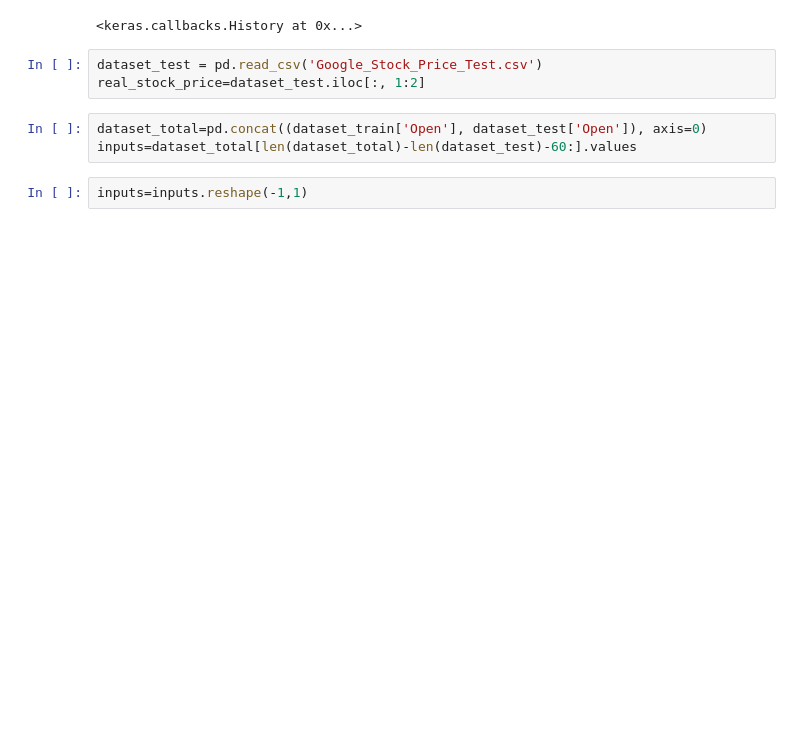
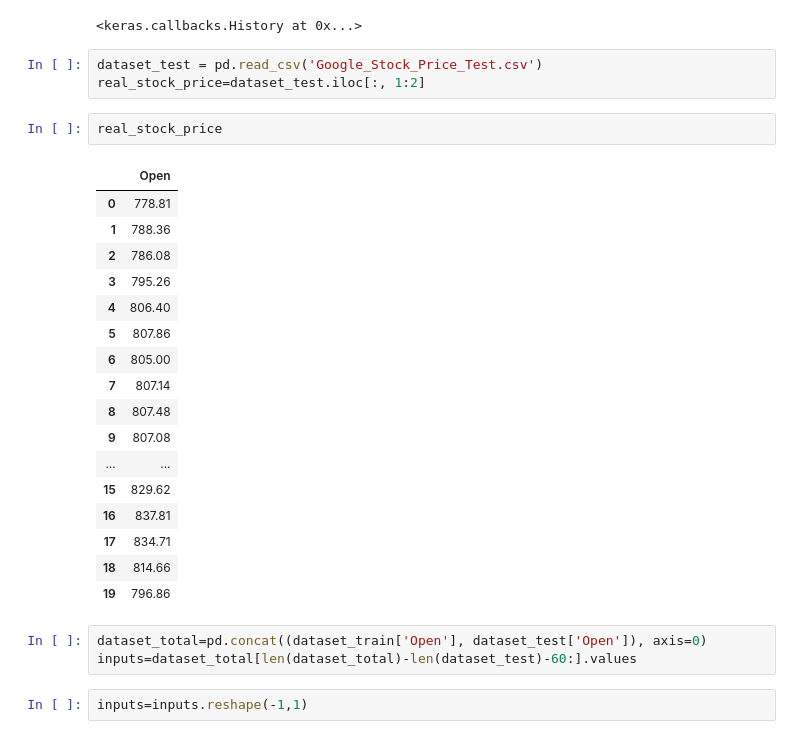
Before and after one commit to beginmachinelearning/deep_learning, a Jupyter notebook: udemy/deep_learning_a_z/Volume 1 - Supervised Deep Learning/Part 3 - Recurrent Neural Networks (RNN)/Section 12 - Building a RNN/rnn_mine.ipynb, the cells around one changed output. Saved outputs shown, nothing was run; the diff lists cells and outputs as text; blank space fills up the shorter version.

```diff
--- a/udemy/deep_learning_a_z/Volume 1 - Supervised Deep Learning/Part 3 - Recurrent Neural Networks (RNN)/Section 12 - Building a RNN/rnn_mine.ipynb
+++ b/udemy/deep_learning_a_z/Volume 1 - Supervised Deep Learning/Part 3 - Recurrent Neural Networks (RNN)/Section 12 - Building a RNN/rnn_mine.ipynb
@@ -119,6 +98,26 @@ Epoch 100/100
 # %%
 dataset_test = pd.read_csv('Google_Stock_Price_Test.csv')
 real_stock_price=dataset_test.iloc[:, 1:2]
+# %%
+real_stock_price
+# %% [output]
+|  | Open |
+| 0 | 778.81 |
+| 1 | 788.36 |
+| 2 | 786.08 |
+| 3 | 795.26 |
+| 4 | 806.40 |
+| 5 | 807.86 |
+| 6 | 805.00 |
+| 7 | 807.14 |
+| 8 | 807.48 |
+| 9 | 807.08 |
+| ... | ... |
+| 15 | 829.62 |
+| 16 | 837.81 |
+| 17 | 834.71 |
+| 18 | 814.66 |
+| 19 | 796.86 |
 # %%
 dataset_total=pd.concat((dataset_train['Open'], dataset_test['Open']), axis=0)
 inputs=dataset_total[len(dataset_total)-len(dataset_test)-60:].values
```
Also changed, not shown: parts of 10 cells of this notebook.
